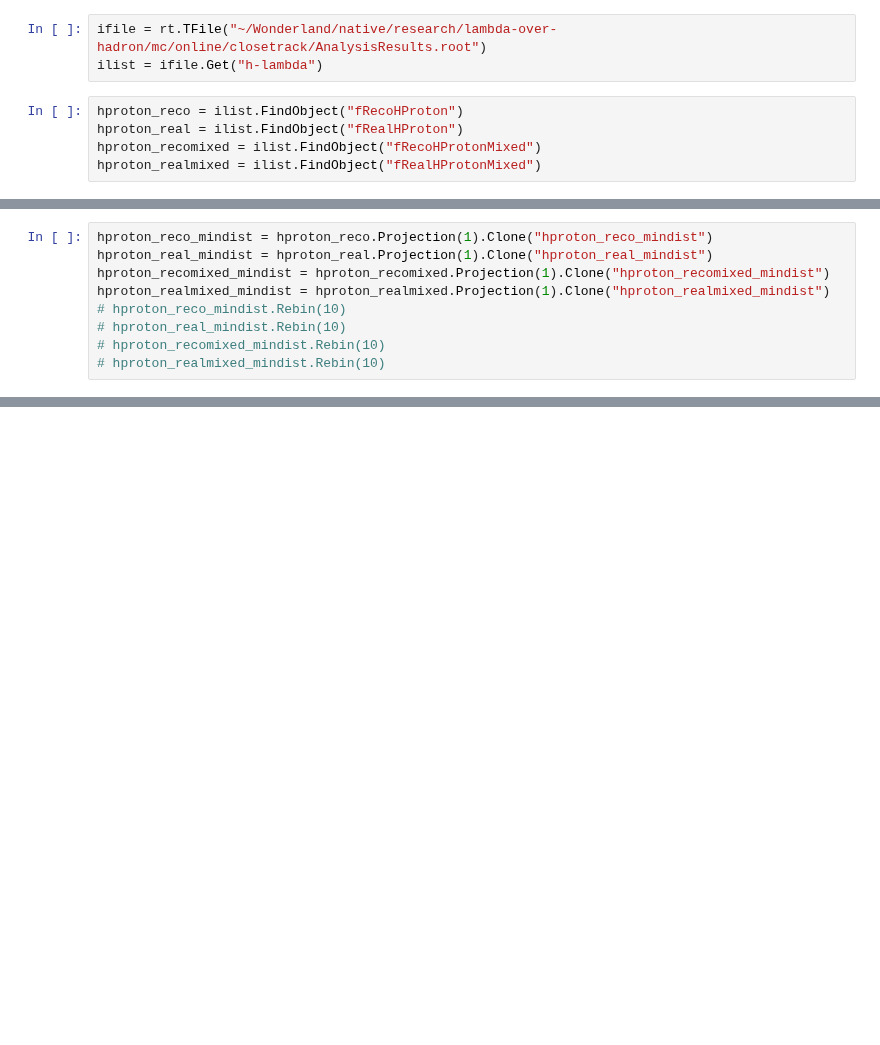
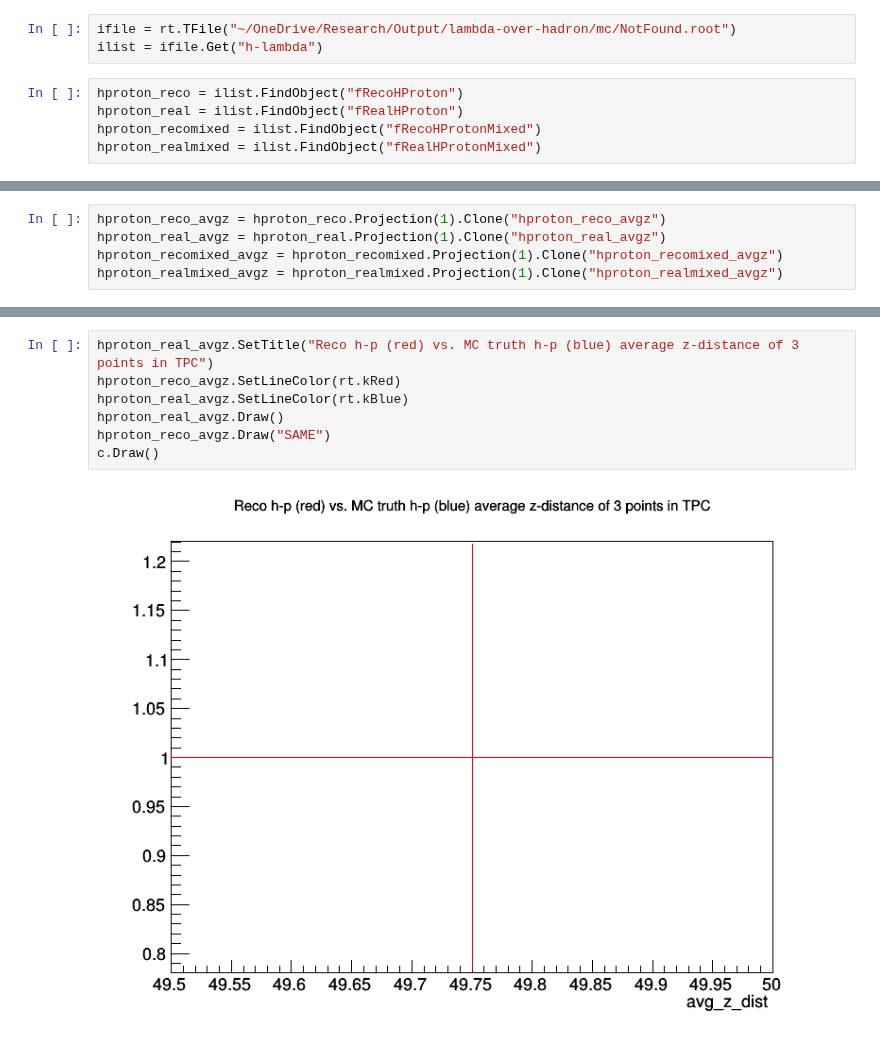
Before and after one commit to rhanniga/lambda-over-hadron, a Jupyter notebook: mc/offline/closetrack.ipynb, the cells around one changed output, grey strips where cells are left out. Saved outputs shown, nothing was run; the diff lists cells and outputs as text; blank space fills up the shorter version.

```diff
--- a/mc/offline/closetrack.ipynb
+++ b/mc/offline/closetrack.ipynb
@@ -7,7 +6,7 @@ c = rt.TCanvas("main_canvas", "Main Canvas", 0, 10, 800, 600)
 # %% [output]
 Warning in <TCanvas::Constructor>: Deleting canvas with same name: main_canvas
 # %%
-ifile = rt.TFile("~/Wonderland/native/research/lambda-over-hadron/mc/online/closetrack/AnalysisResults.root")
+ifile = rt.TFile("~/OneDrive/Research/Output/lambda-over-hadron/mc/NotFound.root")
 ilist = ifile.Get("h-lambda")
 # %%
 hproton_reco = ilist.FindObject("fRecoHProton")
@@ -22,9 +36,5 @@ hproton_realmixed.GetAxis(0).SetRangeUser(0, 0)
 # %%
-hproton_reco_mindist = hproton_reco.Projection(1).Clone("hproton_reco_mindist")
-hproton_real_mindist = hproton_real.Projection(1).Clone("hproton_real_mindist")
-hproton_recomixed_mindist = hproton_recomixed.Projection(1).Clone("hproton_recomixed_mindist")
-hproton_realmixed_mindist = hproton_realmixed.Projection(1).Clone("hproton_realmixed_mindist")
-# hproton_reco_mindist.Rebin(10)
-# hproton_real_mindist.Rebin(10)
-# hproton_recomixed_mindist.Rebin(10)
-# hproton_realmixed_mindist.Rebin(10)
+hproton_reco_avgz = hproton_reco.Projection(1).Clone("hproton_reco_avgz")
+hproton_real_avgz = hproton_real.Projection(1).Clone("hproton_real_avgz")
+hproton_recomixed_avgz = hproton_recomixed.Projection(1).Clone("hproton_recomixed_avgz")
+hproton_realmixed_avgz = hproton_realmixed.Projection(1).Clone("hproton_realmixed_avgz")
@@ -49,0 +65,9 @@ c.Draw()
+# %%
+hproton_real_avgz.SetTitle("Reco h-p (red) vs. MC truth h-p (blue) average z-distance of 3 points in TPC")
+hproton_reco_avgz.SetLineColor(rt.kRed)
+hproton_real_avgz.SetLineColor(rt.kBlue)
+hproton_real_avgz.Draw()
+hproton_reco_avgz.Draw("SAME")
+c.Draw()
+# %% [output]
+[figure, added]
```
Also changed, not shown: parts of 17 cells of this notebook, 2 other files.
